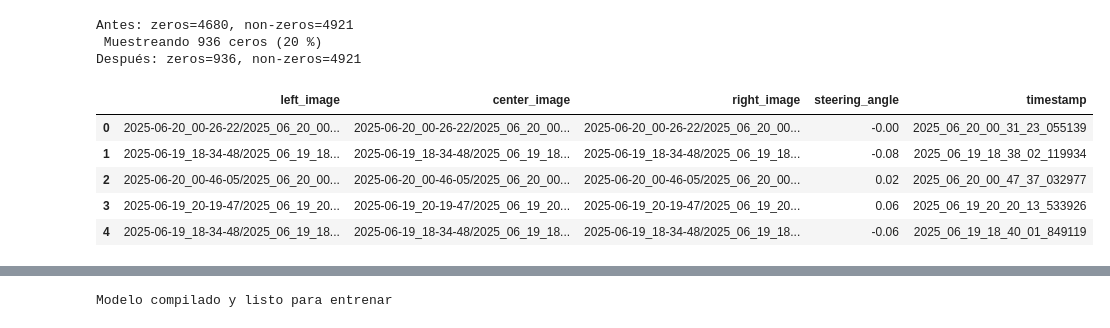
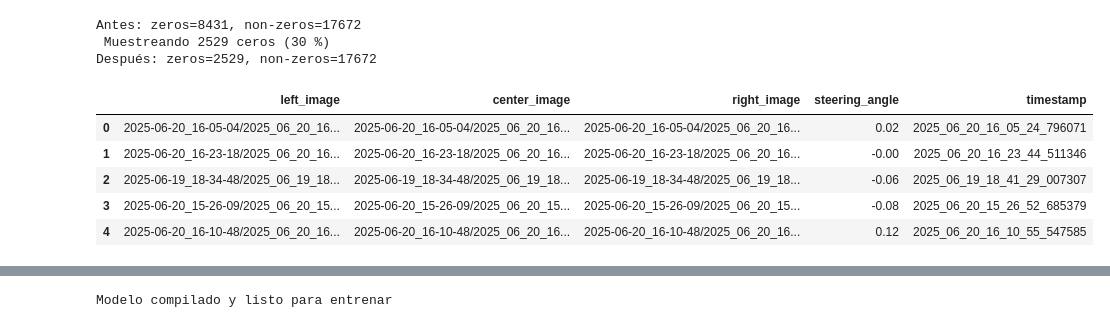
Before and after one commit to JesusAnaya/final_project, a Jupyter notebook: trainign.ipynb, the cells around one changed output, grey strips where cells are left out. Drawn from its saved outputs; the diff is of its cells as text; code cells hidden in the pictures.

```diff
--- a/trainign.ipynb
+++ b/trainign.ipynb
@@ -37,40 +37,42 @@ dataframe = pd.concat([pd.read_csv(f) for f in csv_files], ignore_index=True)
 # %%
 # -------------------------------
 # Downsample aleatorio de steering_angle == 0
 # -------------------------------
 # Asegurar dtype float
 dataframe['steering_angle'] = pd.to_numeric(dataframe['steering_angle'], errors='coerce')
 
 # Separar ceros y no-ceros
 zero_df     = dataframe[dataframe['steering_angle'].abs() < 1e-4]
 non_zero_df = dataframe[dataframe['steering_angle'].abs() >= 1e-4]
 
 print(f"Antes: zeros={len(zero_df)}, non-zeros={len(non_zero_df)}")
 
 # Muestrear sólo un porcentaje de ceros
-zero_keep_frac = 0.2  # ajusta esto (0.1 = conservar 10 % de los ceros)
+zero_keep_frac = 0.3  # ajusta esto (0.1 = conservar 10 % de los ceros)
 zero_df = zero_df.sample(frac=zero_keep_frac, random_state=42)
 print(f" Muestreando {len(zero_df)} ceros ({zero_keep_frac*100:.0f} %)")
 
 # Reconstruir y mezclar
-dataframe = pd.concat([non_zero_df, zero_df], axis=0) \
-              .sample(frac=1.0, random_state=42)       \
-              .reset_index(drop=True)
+dataframe = (
+    pd.concat([non_zero_df, zero_df], axis=0)
+    .sample(frac=1.0, random_state=42)
+    .reset_index(drop=True)
+)
 
 print(f"Después: zeros={ (dataframe['steering_angle'].abs()<1e-4).sum() },"
       f" non-zeros={ (dataframe['steering_angle'].abs()>=1e-4).sum() }")
 
 # Vista previa
 dataframe.head()
 # %% [output]
-Antes: zeros=4680, non-zeros=4921
- Muestreando 936 ceros (20 %)
-Después: zeros=936, non-zeros=4921
+Antes: zeros=8431, non-zeros=17672
+ Muestreando 2529 ceros (30 %)
+Después: zeros=2529, non-zeros=17672
 |  | left_image | center_image | right_image | steering_angle | timestamp |
-| 0 | 2025-06-20_00-26-22/2025_06_20_00... | 2025-06-20_00-26-22/2025_06_20_00... | 2025-06-20_00-26-22/2025_06_20_00... | -0.00 | 2025_06_20_00_31_23_055139 |
-| 1 | 2025-06-19_18-34-48/2025_06_19_18... | 2025-06-19_18-34-48/2025_06_19_18... | 2025-06-19_18-34-48/2025_06_19_18... | -0.08 | 2025_06_19_18_38_02_119934 |
-| 2 | 2025-06-20_00-46-05/2025_06_20_00... | 2025-06-20_00-46-05/2025_06_20_00... | 2025-06-20_00-46-05/2025_06_20_00... | 0.02 | 2025_06_20_00_47_37_032977 |
-| 3 | 2025-06-19_20-19-47/2025_06_19_20... | 2025-06-19_20-19-47/2025_06_19_20... | 2025-06-19_20-19-47/2025_06_19_20... | 0.06 | 2025_06_19_20_20_13_533926 |
-| 4 | 2025-06-19_18-34-48/2025_06_19_18... | 2025-06-19_18-34-48/2025_06_19_18... | 2025-06-19_18-34-48/2025_06_19_18... | -0.06 | 2025_06_19_18_40_01_849119 |
+| 0 | 2025-06-20_16-05-04/2025_06_20_16... | 2025-06-20_16-05-04/2025_06_20_16... | 2025-06-20_16-05-04/2025_06_20_16... | 0.02 | 2025_06_20_16_05_24_796071 |
+| 1 | 2025-06-20_16-23-18/2025_06_20_16... | 2025-06-20_16-23-18/2025_06_20_16... | 2025-06-20_16-23-18/2025_06_20_16... | -0.00 | 2025_06_20_16_23_44_511346 |
+| 2 | 2025-06-19_18-34-48/2025_06_19_18... | 2025-06-19_18-34-48/2025_06_19_18... | 2025-06-19_18-34-48/2025_06_19_18... | -0.06 | 2025_06_19_18_41_29_007307 |
+| 3 | 2025-06-20_15-26-09/2025_06_20_15... | 2025-06-20_15-26-09/2025_06_20_15... | 2025-06-20_15-26-09/2025_06_20_15... | -0.08 | 2025_06_20_15_26_52_685379 |
+| 4 | 2025-06-20_16-10-48/2025_06_20_16... | 2025-06-20_16-10-48/2025_06_20_16... | 2025-06-20_16-10-48/2025_06_20_16... | 0.12 | 2025_06_20_16_10_55_547585 |
 # %%
 # Imprimimos el total de imagenes del datasframe de pandas
```
Also changed, not shown: parts of 13 cells of this notebook, 3 other files.
